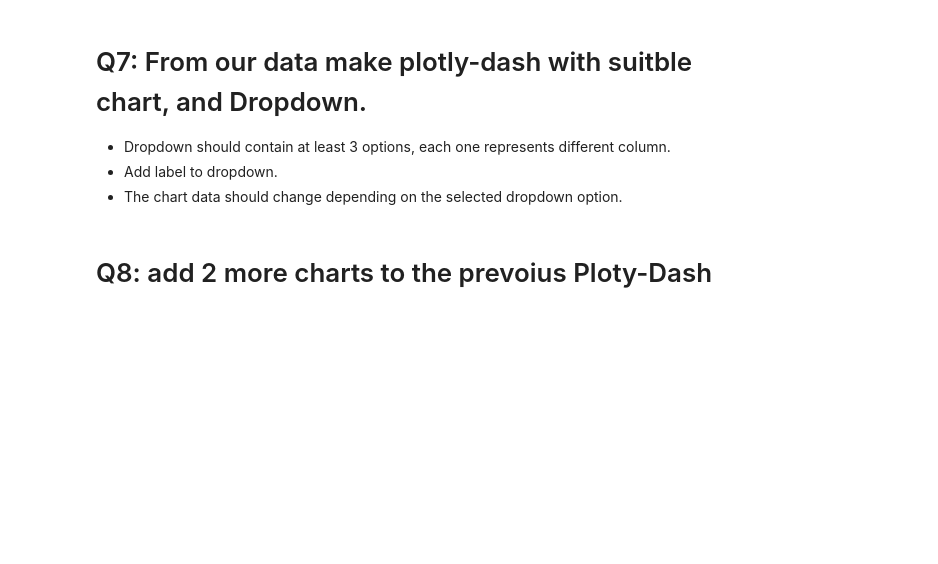
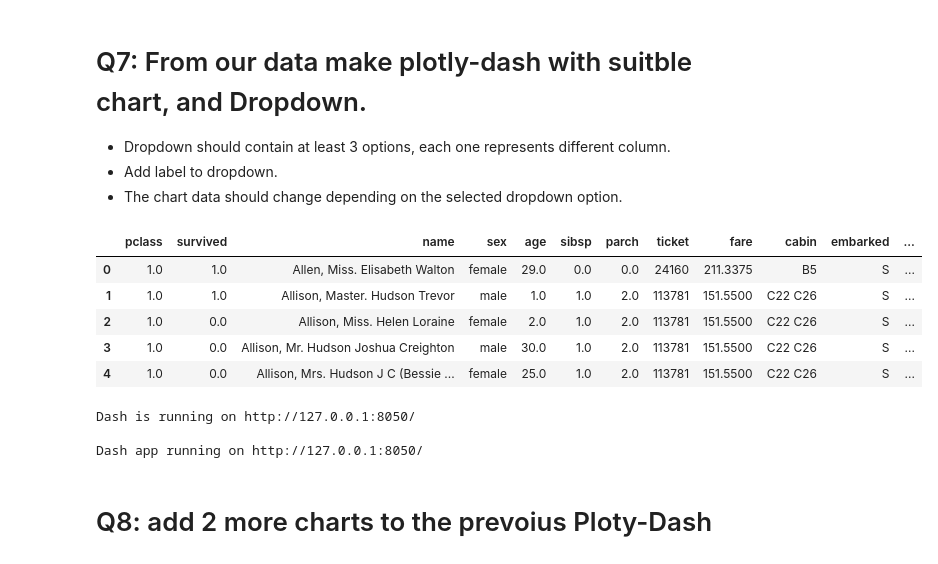
Before and after one commit to Tuwaiq-Data-Science-Bootcamp-V3/Plotly-Dash-Lab1, a Jupyter notebook: Plotly_Dash_Lab.ipynb, the cells around one changed output. Saved outputs shown, nothing was run; the diff lists cells and outputs as text; code cells hidden in the pictures; blank space fills up the shorter version.

```diff
--- a/Plotly_Dash_Lab.ipynb
+++ b/Plotly_Dash_Lab.ipynb
@@ -29,5 +321,48 @@ import plotly.express as px
 # %%
 import pandas as pd
 df = pd.read_csv("titanic passenger list.csv")
+df.head()
+# %% [output]
+|  | pclass | survived | name | sex | age | sibsp | parch | ticket | fare | cabin | embarked | ... |
+| 0 | 1.0 | 1.0 | Allen, Miss. Elisabeth Walton | female | 29.0 | 0.0 | 0.0 | 24160 | 211.3375 | B5 | S | ... |
+| 1 | 1.0 | 1.0 | Allison, Master. Hudson Trevor | male | 1.0 | 1.0 | 2.0 | 113781 | 151.5500 | C22 C26 | S | ... |
+| 2 | 1.0 | 0.0 | Allison, Miss. Helen Loraine | female | 2.0 | 1.0 | 2.0 | 113781 | 151.5500 | C22 C26 | S | ... |
+| 3 | 1.0 | 0.0 | Allison, Mr. Hudson Joshua Creighton | male | 30.0 | 1.0 | 2.0 | 113781 | 151.5500 | C22 C26 | S | ... |
+| 4 | 1.0 | 0.0 | Allison, Mrs. Hudson J C (Bessie ... | female | 25.0 | 1.0 | 2.0 | 113781 | 151.5500 | C22 C26 | S | ... |
+# %%
+
+from jupyter_dash import JupyterDash
+from dash import dcc, html, Input, Output
+import plotly.express as px
+
+app = JupyterDash(__name__)
+
+df = pd.read_csv("titanic passenger list.csv")
+
+
+app.layout = html.Div([
+    html.Label('Select Column'),
+    dcc.Dropdown(
+        id='column-dropdown',
+        options=['age','fare','survived','sex'],
+        value='fare'
+    ),
+    dcc.Graph(id='chart')
+])
+
+@app.callback(
+        Output('chart', 'figure'),
+        Input('column-dropdown','value'))
+
+def update_chart(column):
+    fig = px.histogram(df, x=column)
+    return fig
+
+if __name__ == '__main__':
+    app.run_server(debug=True)
+# %% [output]
+Dash is running on http://127.0.0.1:8050/
+
+Dash app running on http://127.0.0.1:8050/
 # %% [markdown]
 # Q8: add 2 more charts to the prevoius Ploty-Dash
```
Also changed, not shown: parts of 16 cells of this notebook, 1 other file.
